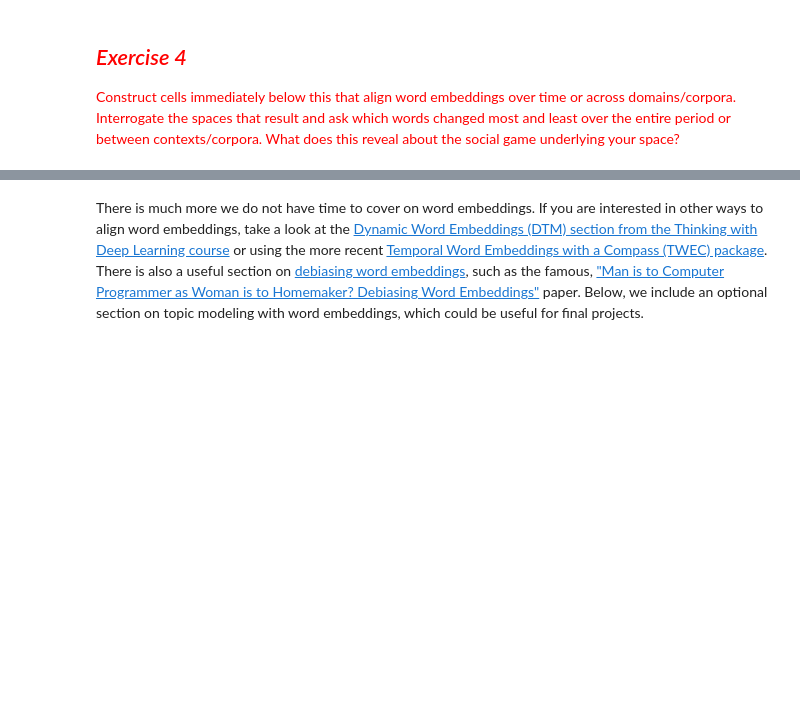
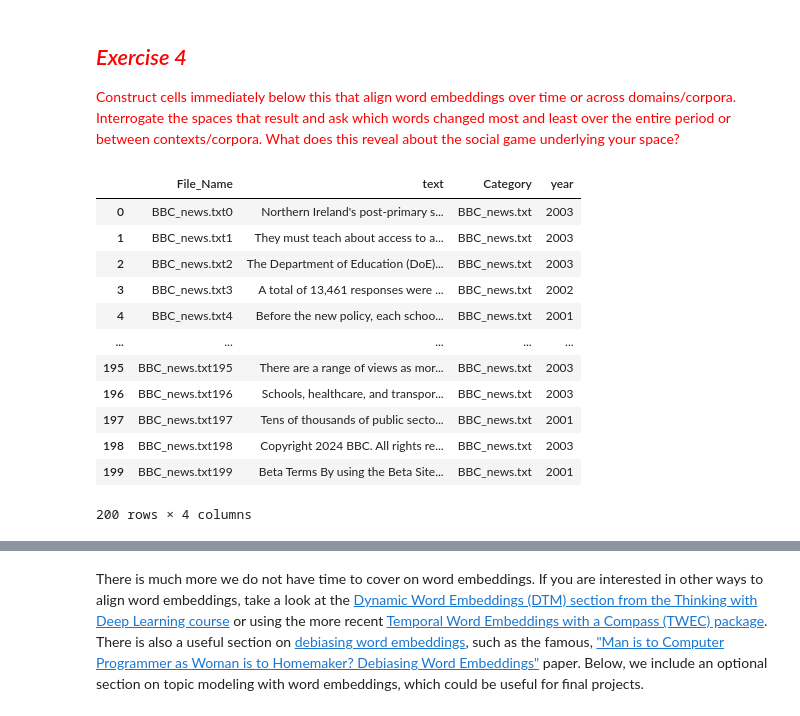
Before and after one commit to chenyt16/computational-content-analysis, a Jupyter notebook: 4_Word_Embeddings_iris.ipynb, the cells around one changed output, grey strips where cells are left out. Drawn from its saved outputs; the diff is of its cells as text; code cells hidden in the pictures; blank space fills up the shorter version.

```diff
--- a/4_Word_Embeddings_iris.ipynb
+++ b/4_Word_Embeddings_iris.ipynb
@@ -1641,0 +1645,30 @@ def calc_syn0norm(model):
+# %%
+import random
+file_paths = ['BBC_news.txt', 'FOX_news.txt']
+data = []
+vocab = []
+for file_path in file_paths:
+    with open(file_path, 'r') as file:
+        text_content = file.read()
+        #print(text_content.split('\n'))
+        for index,text in enumerate(text_content.split('\n')):
+            year = random.choice([2001,2002,2003,2004])
+        #abortionnewsDF = abortionnewsDF.append({'File_Name': file_path, 'Text_Content': text_content}, ignore_index=True)
+            data.append({'File_Name': file_path + str(index), 'text': text,'Category':file_path,'year':str(year)}, )
+
+abortionnewsDF = pandas.DataFrame(data[:200])
+abortionnewsDF
+# %% [output]
+|  | File_Name | text | Category | year |
+| 0 | BBC_news.txt0 | Northern Ireland's post-primary s... | BBC_news.txt | 2003 |
+| 1 | BBC_news.txt1 | They must teach about access to a... | BBC_news.txt | 2003 |
+| 2 | BBC_news.txt2 | The Department of Education (DoE)... | BBC_news.txt | 2003 |
+| 3 | BBC_news.txt3 | A total of 13,461 responses were ... | BBC_news.txt | 2002 |
+| 4 | BBC_news.txt4 | Before the new policy, each schoo... | BBC_news.txt | 2001 |
+| ... | ... | ... | ... | ... |
+| 195 | BBC_news.txt195 | There are a range of views as mor... | BBC_news.txt | 2003 |
+| 196 | BBC_news.txt196 | Schools, healthcare, and transpor... | BBC_news.txt | 2003 |
+| 197 | BBC_news.txt197 | Tens of thousands of public secto... | BBC_news.txt | 2001 |
+| 198 | BBC_news.txt198 | Copyright 2024 BBC. All rights re... | BBC_news.txt | 2003 |
+| 199 | BBC_news.txt199 | Beta Terms By using the Beta Site... | BBC_news.txt | 2001 |
+200 rows × 4 columns
```
Also changed, not shown: parts of 30 cells of this notebook.
